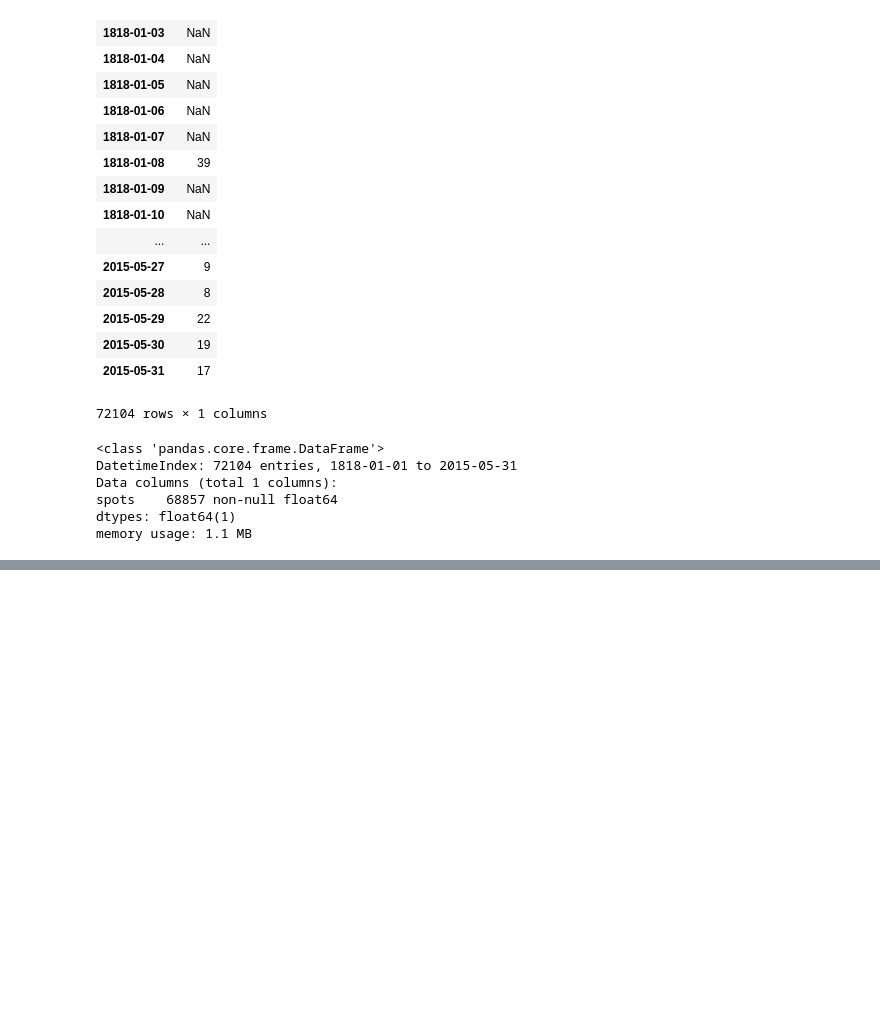
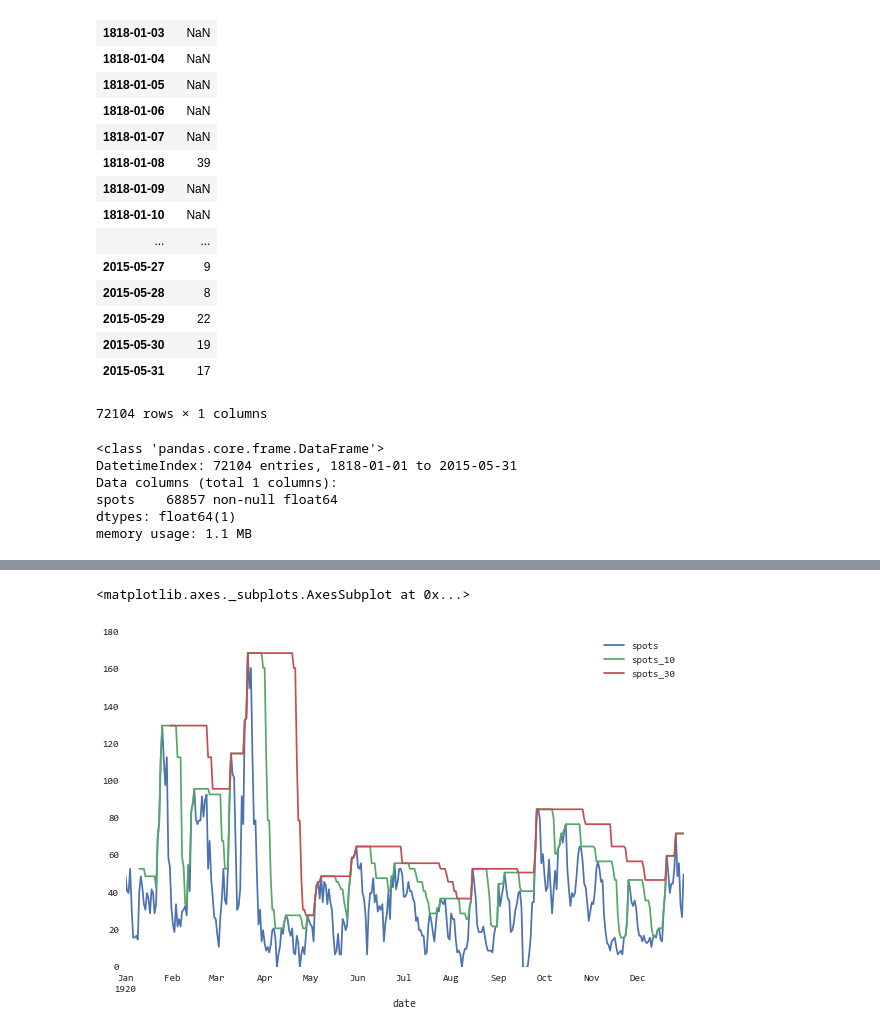
Before and after one commit to DELabUW/szkola-letnia-2015, a Jupyter notebook: zajecia/dzien2_szeregi_czasowe_slonce.ipynb, the cells around one changed output, grey strips where cells are left out. Cells and saved outputs as stored; diff of their text form; code cells hidden in the pictures; blank space fills up the shorter version.

```diff
--- a/zajecia/dzien2_szeregi_czasowe_slonce.ipynb
+++ b/zajecia/dzien2_szeregi_czasowe_slonce.ipynb
@@ -68,0 +78,12 @@ dayssn["1920-01-01":"1920-01-20"].plot(figsize=(10, 6))
+# %%
+y1920 = dayssn["1920"]
+a = pd.rolling_max(y1920, 10)
+a.columns = ["spots_10"]
+b = pd.rolling_max(y1920, 30)
+b.columns = ["spots_30"]
+
+d = pd.concat((y1920, a, b), axis=1)
+d.plot(figsize=(10, 6))
+# %% [output]
+<matplotlib.axes._subplots.AxesSubplot at 0x...>
+[figure, added]
```
Also changed, not shown: parts of 9 cells of this notebook, 2 other files.
